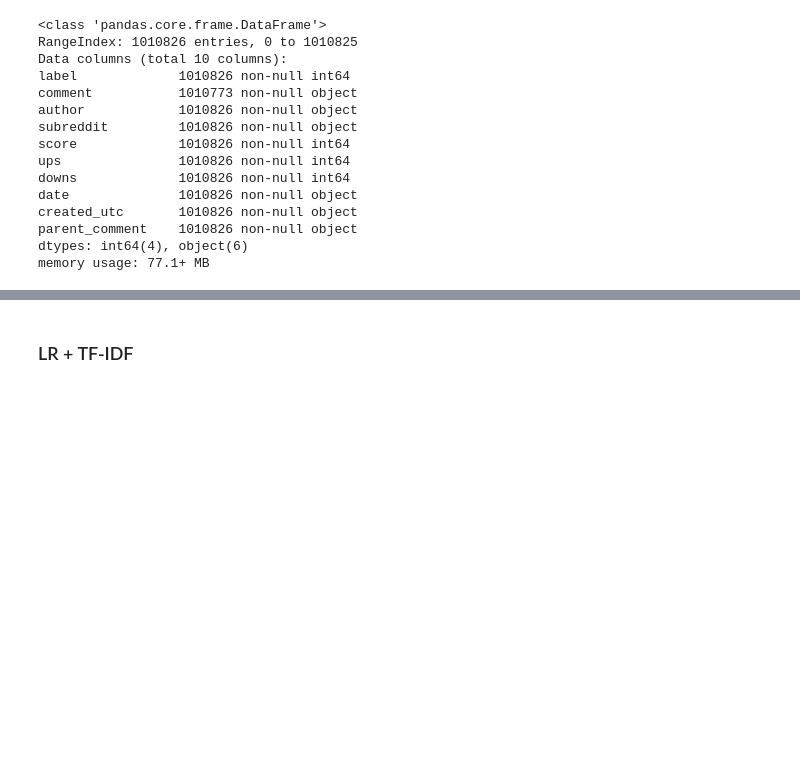
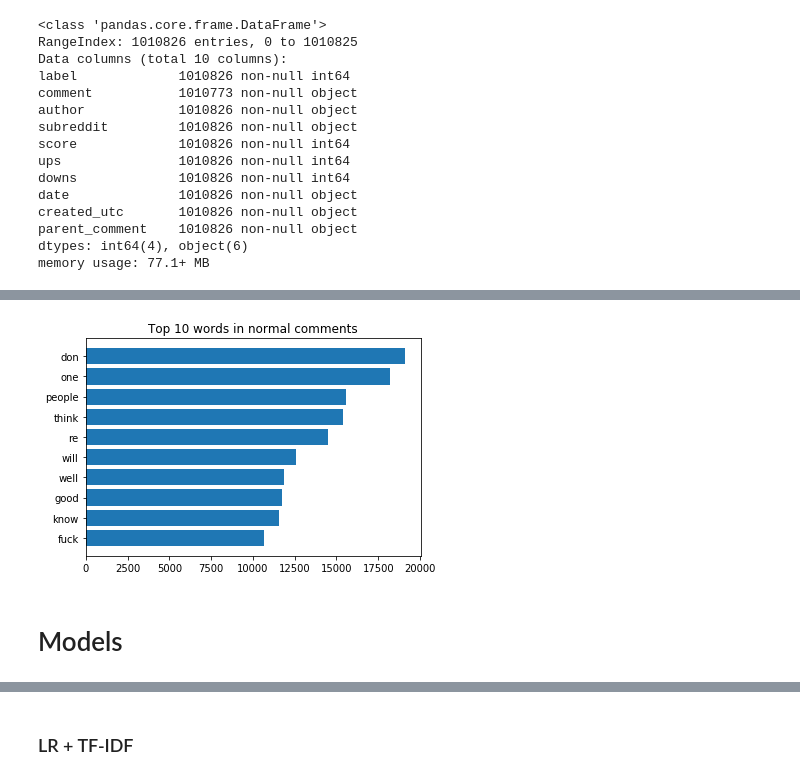
Before and after one commit to KovalevEvgeny/Sarcasm-Detection, a Jupyter notebook: final_notebook.ipynb, the cells around one changed output, grey strips where cells are left out. Cells and saved outputs as stored; diff of their text form; code cells hidden in the pictures; blank space fills up the shorter version.

```diff
--- a/final_notebook.ipynb
+++ b/final_notebook.ipynb
@@ -69,5 +225,13 @@ Name: label, dtype: int64
+# %%
+plt.barh([(10-i) for i in range(10)], [i[1] for i in top_normal])
+plt.yticks([(10-i) for i in range(10)], [i[0] for i in top_normal]);
+plt.title("Top 10 words in normal comments");
+# %% [output]
+[figure, added]
 # %%
 train_texts, valid_texts, y_train, y_valid = train_test_split(train_df['comment'].values, train_df['label'].values, random_state=17)
+# %% [markdown]
+# Models
 # %%
 def preprocessing(texts):
     return [re.sub(r"([^ \w])", r" \1 ", str.lower(text)) for text in texts]
```
Also changed, not shown: parts of 66 cells of this notebook, 1 other file.
